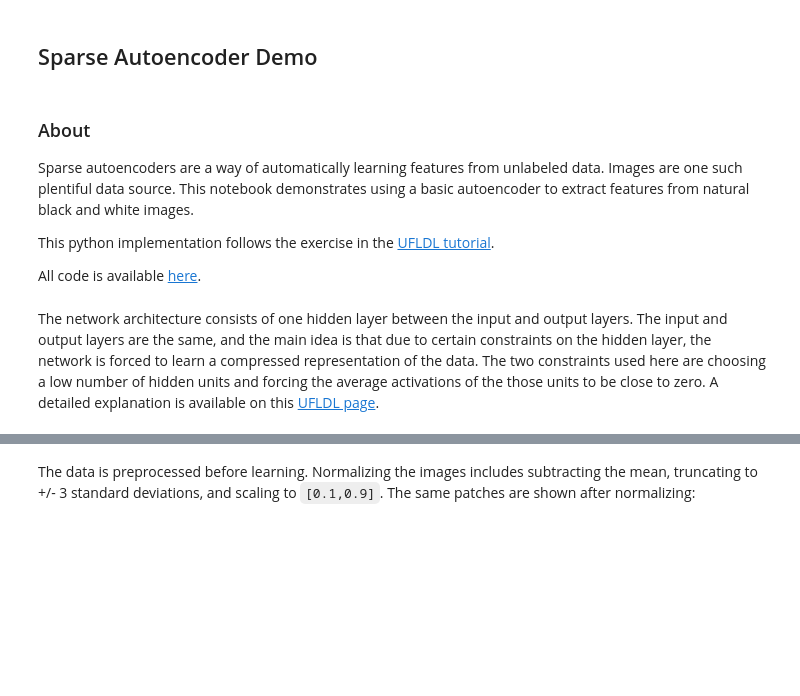
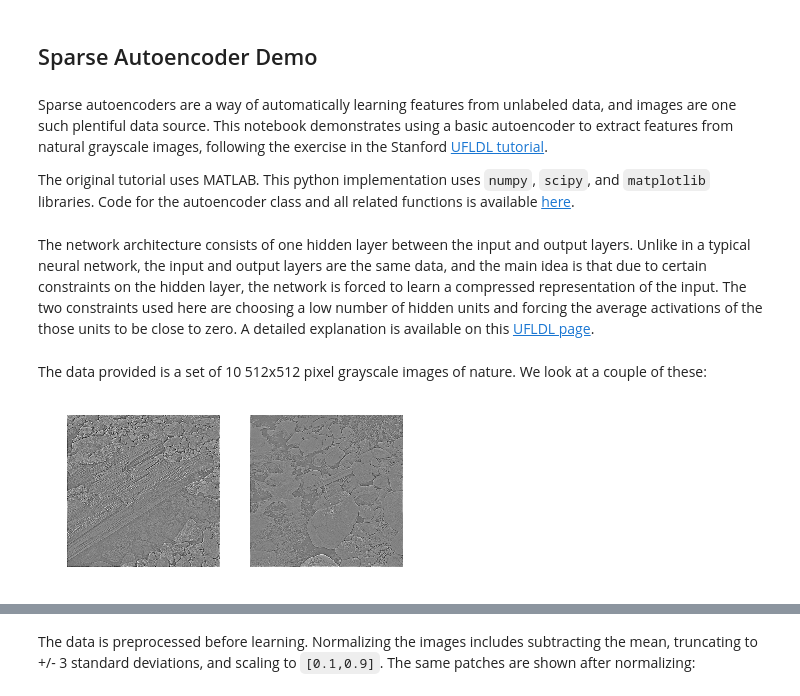
Before and after one commit to hiqdevlord/learning_deep_learning, a Jupyter notebook: sparseae_demo.ipynb, the cells around one changed output, grey strips where cells are left out. Drawn from its saved outputs; the diff is of its cells as text; code cells hidden in the pictures; blank space fills up the shorter version.

```diff
--- a/sparseae_demo.ipynb
+++ b/sparseae_demo.ipynb
@@ -1,15 +1,17 @@
 # %% [markdown]
 ## Sparse Autoencoder Demo
 # %% [markdown]
-### About
+Sparse autoencoders are a way of automatically learning features from unlabeled data, and images are one such plentiful data source. This notebook demonstrates using a basic autoencoder to extract features from natural grayscale images, following the exercise in the Stanford [UFLDL tutorial](http://ufldl.stanford.edu/wiki/index.php/Exercise:Sparse_Autoencoder).
 
-Sparse autoencoders are a way of automatically learning features from unlabeled data. Images are one such plentiful data source. This notebook demonstrates using a basic autoencoder to extract features from natural black and white images.
-
-This python implementation follows the exercise in the [UFLDL tutorial](http://ufldl.stanford.edu/wiki/index.php/Exercise:Sparse_Autoencoder).
-
-All code is available [here](https://github.com/dbolotov/learning_deep_learning).
+The original tutorial uses MATLAB. This python implementation uses `numpy`, `scipy`, and `matplotlib` libraries. Code for the autoencoder class and all related functions is available [here](https://github.com/dbolotov/learning_deep_learning).
 # %% [markdown]
-The network architecture consists of one hidden layer between the input and output layers. The input and output layers are the same, and the main idea is that due to certain constraints on the hidden layer, the network is forced to learn a compressed representation of the data. The two constraints used here are choosing a low number of hidden units and forcing the average activations of the those units to be close to zero. A detailed explanation is available on this [UFLDL page](http://nlp.stanford.edu/~socherr/sparseAutoencoder_2011new.pdf).
+The network architecture consists of one hidden layer between the input and output layers. Unlike in a typical neural network, the input and output layers are the same data, and the main idea is that due to certain constraints on the hidden layer, the network is forced to learn a compressed representation of the input. The two constraints used here are choosing a low number of hidden units and forcing the average activations of the those units to be close to zero. A detailed explanation is available on this [UFLDL page](http://nlp.stanford.edu/~socherr/sparseAutoencoder_2011new.pdf).
+# %% [markdown]
+The data provided is a set of 10 512x512 pixel grayscale images of nature. We look at a couple of these:
 # %%
 from sparseae_functions import *
 from sparseae import *
+
+show_full_images(nrows=1,ncols=2)
+# %% [output]
+[figure, added]
```
Also changed, not shown: parts of 15 cells of this notebook, 2 other files.
